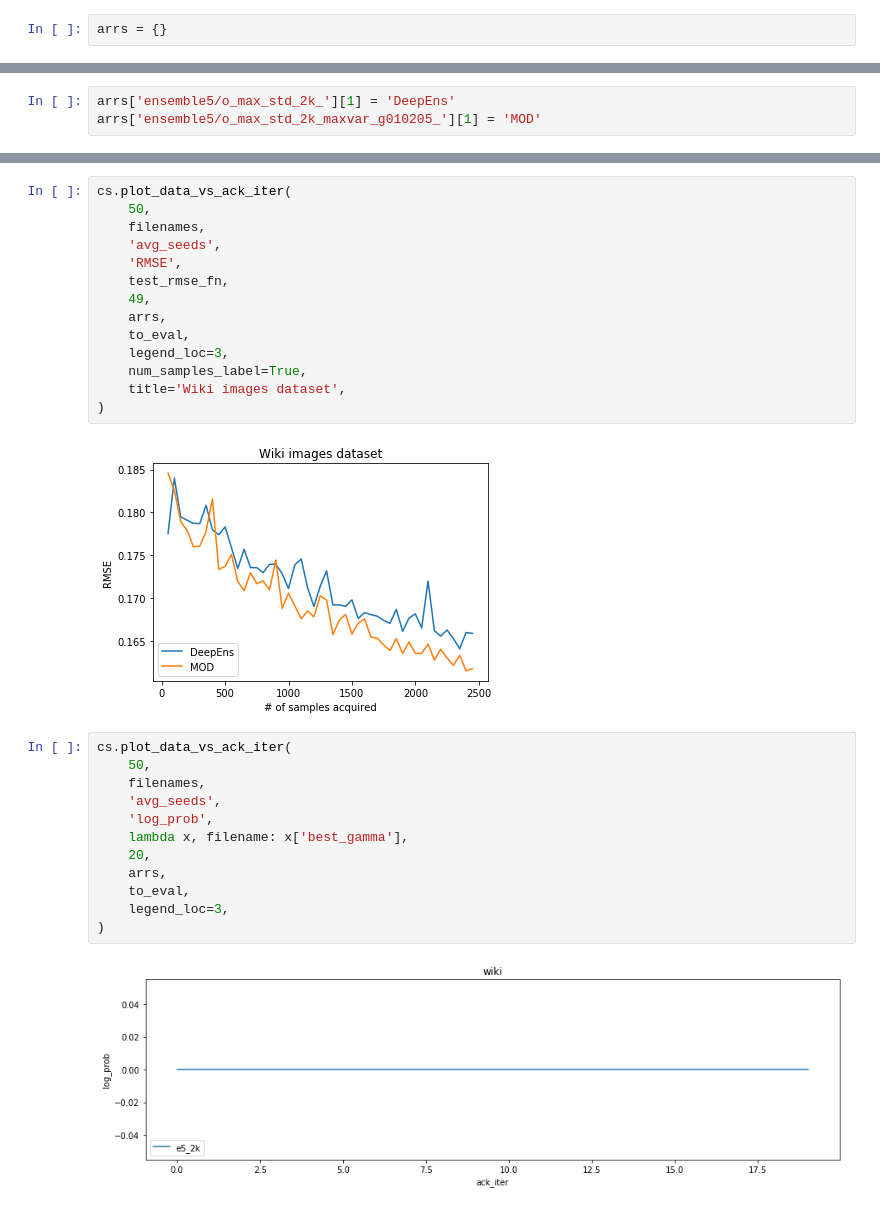
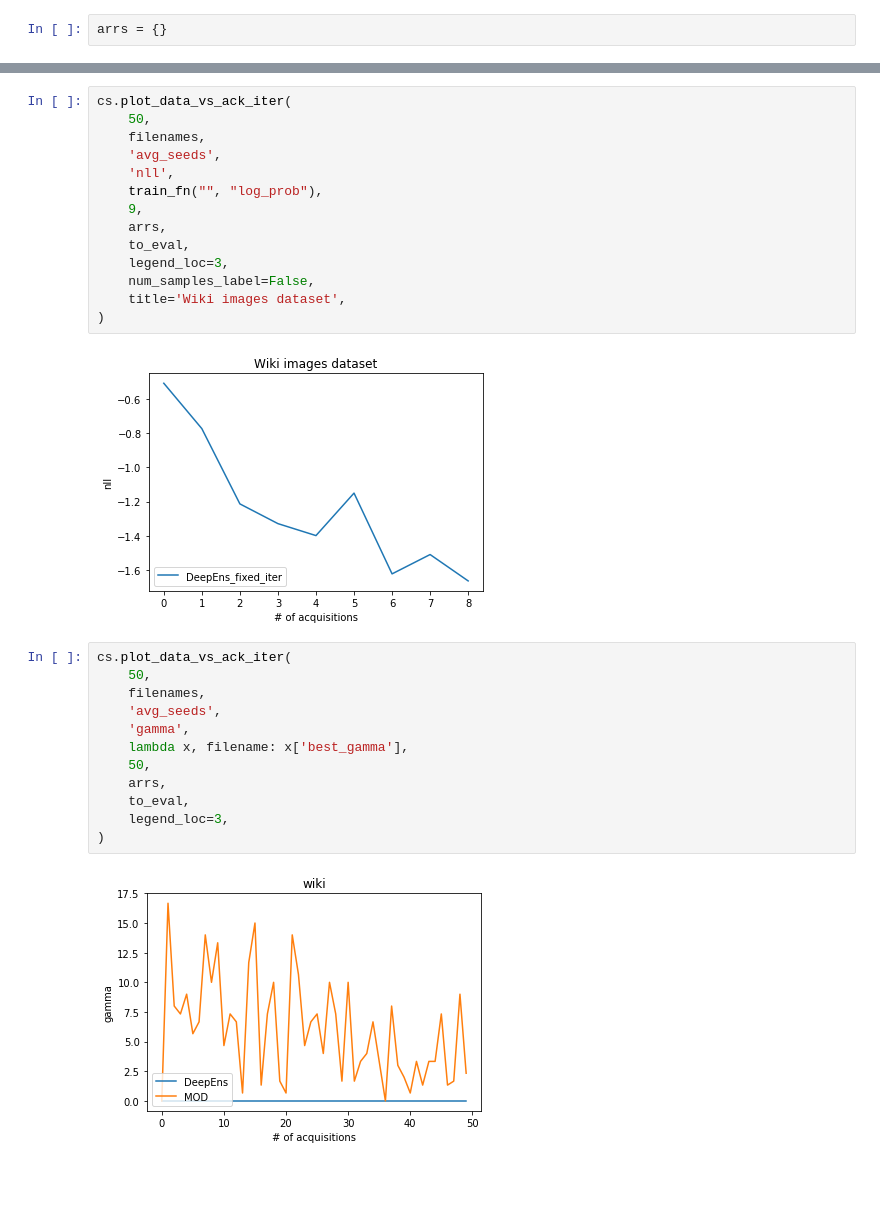
Before and after one commit to tmfs10/bb-opt, a Jupyter notebook: notebooks_sid/al_results_viz.ipynb, the cells around one changed output, grey strips where cells are left out. Drawn from its saved outputs; the diff is of its cells as text; blank space fills up the shorter version.

Commit message:
first attempt at bayesian ensembles

```diff
--- a/notebooks_sid/al_results_viz.ipynb
+++ b/notebooks_sid/al_results_viz.ipynb
@@ -61,3 +107,0 @@ reading sample 3
-# %%
-arrs['ensemble5/o_max_std_2k_'][1] = 'DeepEns'
-arrs['ensemble5/o_max_std_2k_maxvar_g010205_'][1] = 'MOD'
@@ -107,31 +210,31 @@ cs.plot_data_vs_ack_iter(
     50,
     filenames,
     'avg_seeds',
-    'RMSE',
-    test_rmse_fn,
-    49,
+    'nll',
+    train_fn("", "log_prob"),
+    9,
     arrs,
     to_eval,
     legend_loc=3,
-    num_samples_label=True,
+    num_samples_label=False,
     title='Wiki images dataset',
 )
 # %% [output]
-[figure, old version]
+[figure, new version]
 # %%
 cs.plot_data_vs_ack_iter(
     50,
     filenames,
     'avg_seeds',
-    'log_prob',
+    'gamma',
     lambda x, filename: x['best_gamma'],
-    20,
+    50,
     arrs,
     to_eval,
     legend_loc=3,
 )
 # %% [output]
-[figure, old version]
+[figure, new version]
 # %%
 cs.plot_data_vs_ack_iter(
     50,
```
Also changed, not shown: parts of 10 cells of this notebook, 13 other files.
